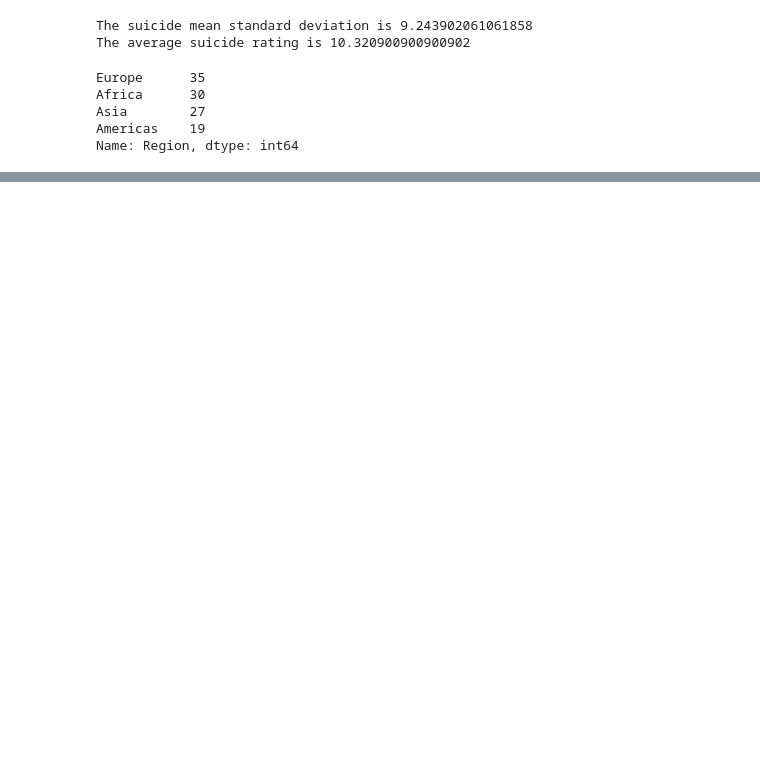
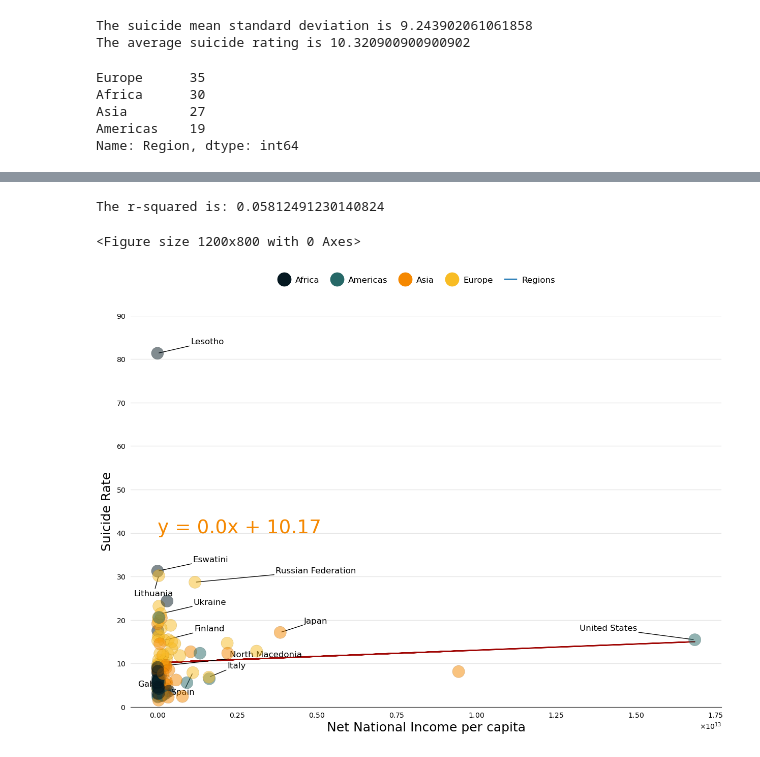
Before and after one commit to ashumskyy/data-dynamos-project-1, a Jupyter notebook: Big_country_ds.ipynb, the cells around one changed output, grey strips where cells are left out. Drawn from its saved outputs; the diff is of its cells as text; code cells hidden in the pictures; blank space fills up the shorter version.

Commit message:
suicide lin reg done, add comments

```diff
--- a/Big_country_ds.ipynb
+++ b/Big_country_ds.ipynb
@@ -257,7 +307,11 @@ The r-squared is: -0.06989942586822688
 # %%
 # Linear regression for Net Income Mean and Suicide Rate
-xlbl = "NetIncomeMean"
-ylbl = "SuicideMean"
-lblpos = (20, 50)
-plotLinearRegression(combined_life_exp_suicide_unemploy_df2['NetIncomeMean'],combined_life_exp_suicide_unemploy_df2['SuicideMean'],xlbl,ylbl,lblpos,5)
+xlbl = "Net National Income per capita"
+ylbl = "Suicide Rate"
+lblpos = (70, 40)
+lifeexp_suic_plt = plotLinearRegression(final_mean_df['Net National Income per capita'],final_mean_df['Suicide Rate'],xlbl,ylbl,lblpos)
+# %% [output]
+The r-squared is: 0.05812491230140824
+<Figure size 1200x800 with 0 Axes>
+[figure, added]
 # %%
```
Also changed, not shown: parts of 10 cells of this notebook.
